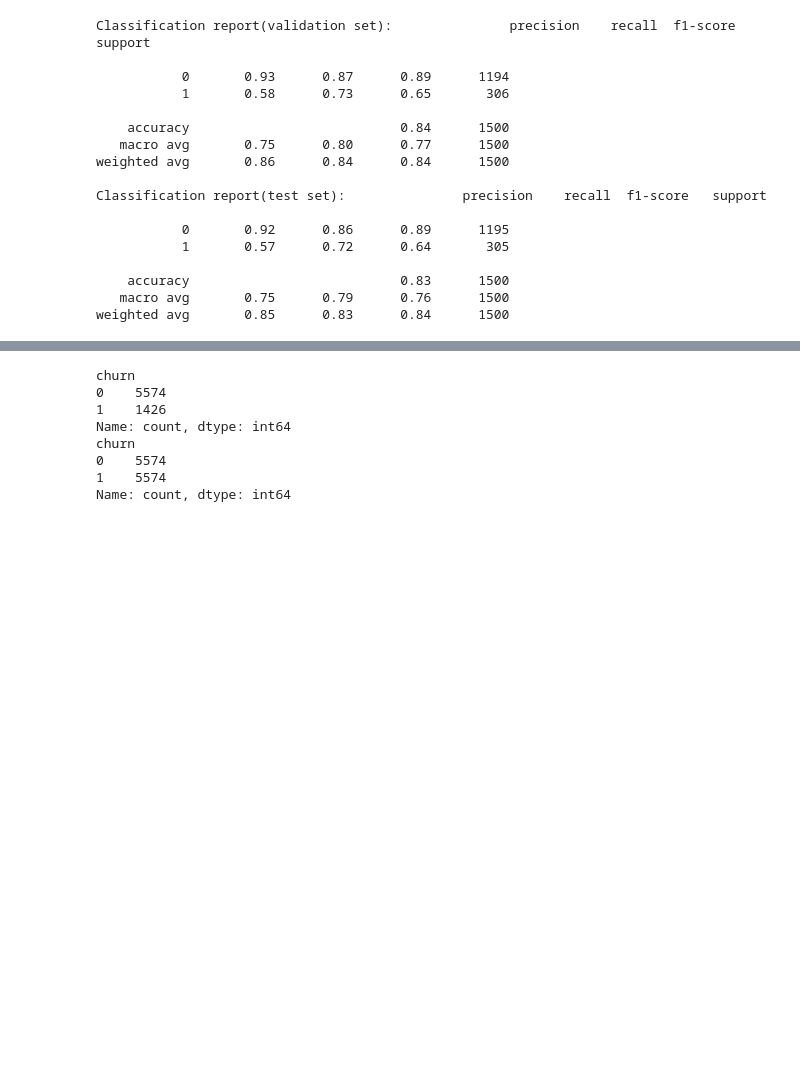
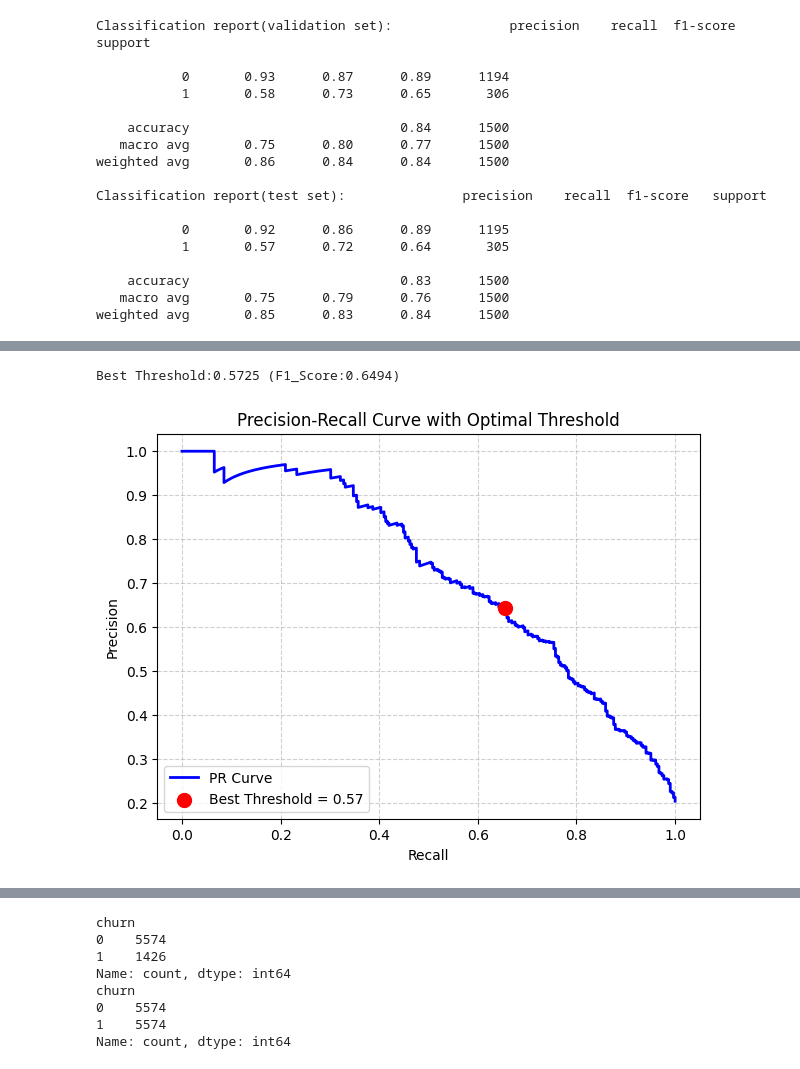
Before and after one commit to NaimPro-tech/Bank_Churn_Prediction_System, a Jupyter notebook: bank_customer_churn.ipynb, the cells around one changed output, grey strips where cells are left out. Cells and saved outputs as stored; diff of their text form; code cells hidden in the pictures; blank space fills up the shorter version.

```diff
--- a/bank_customer_churn.ipynb
+++ b/bank_customer_churn.ipynb
@@ -791,0 +809,24 @@ weighted avg       0.85      0.83      0.84      1500
+# %%
+#PR Curve
+precision, recall, thresholds = precision_recall_curve(y_test, random_forest_prob)
+f1_scores = (2*precision[:-1] * recall[:-1])/(precision[:-1] + recall[:-1] + 1e-10) #to avoid division by zero error we add a minimal number 1e-10
+
+#locate the index of the highest f1_score
+best_idx = np.argmax(f1_scores)
+best_threshold = thresholds[best_idx]
+best_precision = precision[best_idx]
+best_recall = recall[best_idx]
+
+print(f"Best Threshold:{best_threshold:.4f} (F1_Score:{f1_scores[best_idx]:.4f})")
+plt.figure(figsize=(7,5))
+plt.plot(recall, precision, label='PR Curve', color='blue', lw=2)
+plt.scatter(best_recall, best_precision, color='red', marker='o', s=100, label=f"Best Threshold = {best_threshold:.2f}", zorder=5)
+plt.xlabel("Recall")
+plt.ylabel("Precision")
+plt.title("Precision-Recall Curve with Optimal Threshold")
+plt.legend(loc='lower left')
+plt.grid(True, linestyle='--', alpha=0.6)
+plt.show()
+# %% [output]
+Best Threshold:0.5725 (F1_Score:0.6494)
+[figure, added]
```
Also changed, not shown: parts of 13 cells of this notebook.
